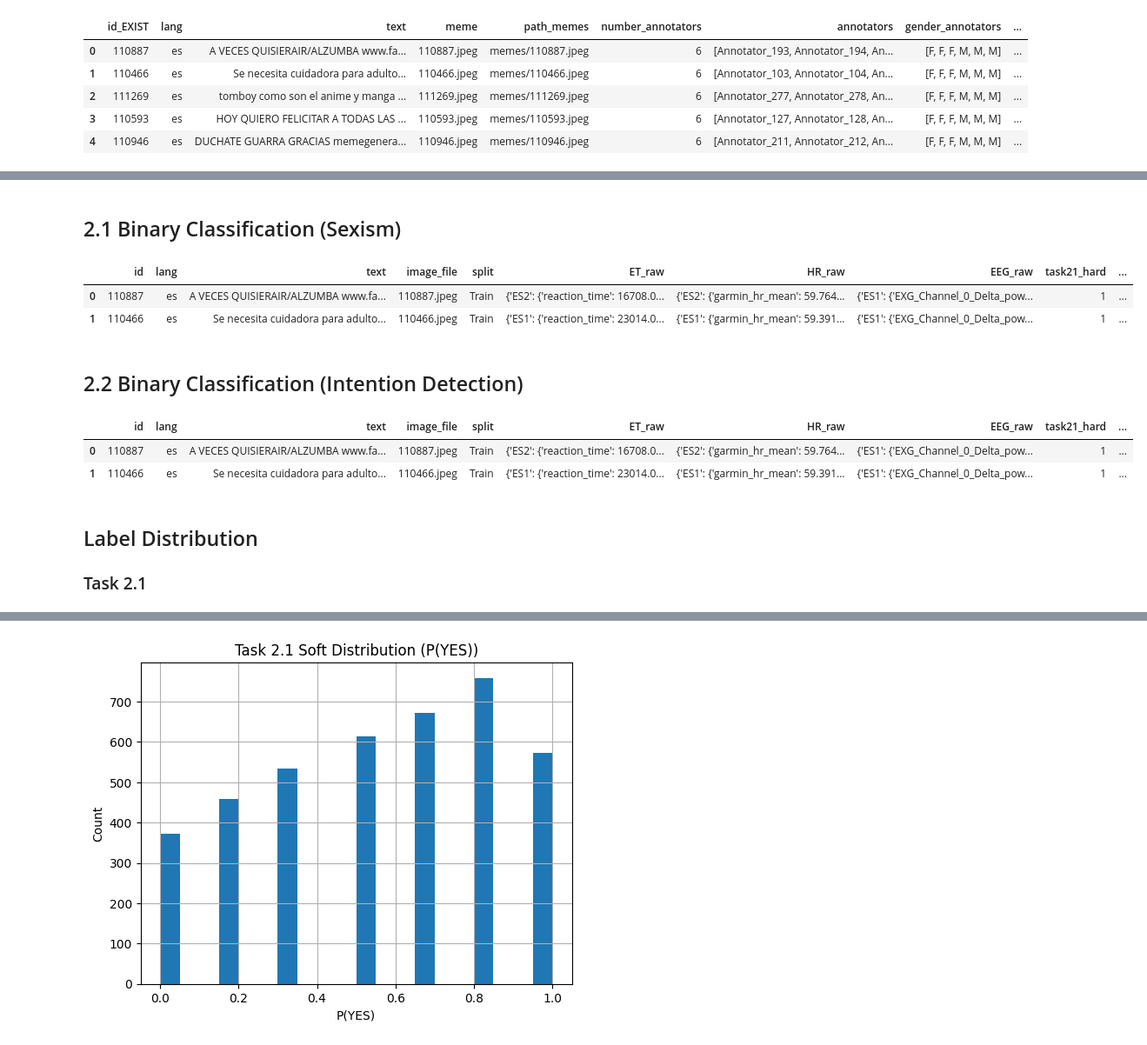
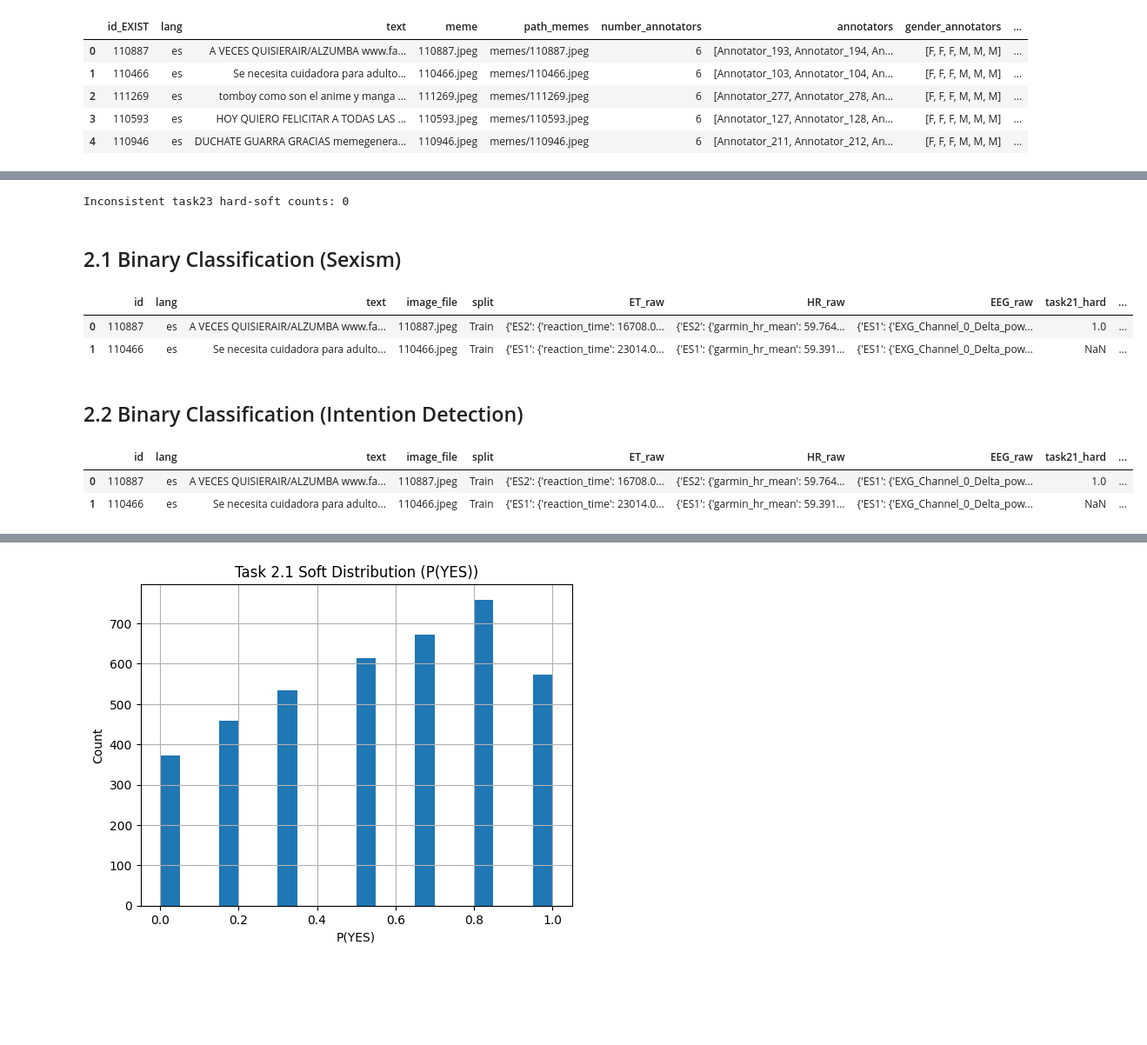
Before and after one commit to DBlassio/multimodal-exist, a Jupyter notebook: docs/training_dataset.ipynb, the cells around one changed output, grey strips where cells are left out. Shown at 87% size. Drawn from its saved outputs; the diff is of its cells as text; code cells hidden in the pictures; blank space fills up the shorter version.

```diff
--- a/docs/training_dataset.ipynb
+++ b/docs/training_dataset.ipynb
@@ -194,18 +386,29 @@ train_base.head(5)
+# %%
+inconsistent_23 = 0
+for cls in TASK23_CLASSES:
+    inconsistent_23 += (
+        (task23_hard_df[cls] == 1) &
+        (task23_soft_df[cls] == 0)
+    ).sum()
+
+print("Inconsistent task23 hard-soft counts:", inconsistent_23)
+# %% [output]
+Inconsistent task23 hard-soft counts: 0
 # %% [markdown]
 ## 2.1 Binary Classification (Sexism)
 # %%
 # We can directly map the hard labels to binary values
 # 2.1 is a binary classification task, so we can convert the "YES"/"NO" labels to 1/0
 # and soft labels to the probability of "YES"
 
 task21_hard_map = {"YES": 1, "NO": 0}
 train_base["task21_hard"] = train_base["task21_hard"].map(task21_hard_map)
-train_base["task21_soft"] = train_base["task21_soft"].apply(lambda x: x.get("YES"))
+train_base["task21_soft"] = train_base["task21_soft"].apply(lambda x: x.get("YES") if isinstance(x, dict) else np.nan)
 train_base.head(2)
 # %% [output]
 |  | id | lang | text | image_file | split | ET_raw | HR_raw | EEG_raw | task21_hard | ... |
-| 0 | 110887 | es | A VECES QUISIERAIR/ALZUMBA www.fa... | 110887.jpeg | Train | {'ES2': {'reaction_time': 16708.0... | {'ES2': {'garmin_hr_mean': 59.764... | {'ES1': {'EXG_Channel_0_Delta_pow... | 1 | ... |
-| 1 | 110466 | es | Se necesita cuidadora para adulto... | 110466.jpeg | Train | {'ES1': {'reaction_time': 23014.0... | {'ES1': {'garmin_hr_mean': 59.391... | {'ES1': {'EXG_Channel_0_Delta_pow... | 1 | ... |
+| 0 | 110887 | es | A VECES QUISIERAIR/ALZUMBA www.fa... | 110887.jpeg | Train | {'ES2': {'reaction_time': 16708.0... | {'ES2': {'garmin_hr_mean': 59.764... | {'ES1': {'EXG_Channel_0_Delta_pow... | 1.0 | ... |
+| 1 | 110466 | es | Se necesita cuidadora para adulto... | 110466.jpeg | Train | {'ES1': {'reaction_time': 23014.0... | {'ES1': {'garmin_hr_mean': 59.391... | {'ES1': {'EXG_Channel_0_Delta_pow... | NaN | ... |
 # %% [markdown]
 ## 2.2 Binary Classification (Intention Detection)
 # %%
@@ -215,12 +418,9 @@ train_base.head(2)
 
 task22_hard_map = {"DIRECT": 1, "JUDGEMENTAL": 0}
 train_base["task22_hard"] = train_base["task22_hard"].map(task22_hard_map)
-train_base["task22_soft"] = train_base["task22_soft"].apply(lambda x: x.get("DIRECT"))
+train_base["task22_soft"] = train_base["task22_soft"].apply(lambda x: x.get("DIRECT") if isinstance(x, dict) else np.nan)
 train_base.head(2)
 # %% [output]
 |  | id | lang | text | image_file | split | ET_raw | HR_raw | EEG_raw | task21_hard | ... |
-| 0 | 110887 | es | A VECES QUISIERAIR/ALZUMBA www.fa... | 110887.jpeg | Train | {'ES2': {'reaction_time': 16708.0... | {'ES2': {'garmin_hr_mean': 59.764... | {'ES1': {'EXG_Channel_0_Delta_pow... | 1 | ... |
-| 1 | 110466 | es | Se necesita cuidadora para adulto... | 110466.jpeg | Train | {'ES1': {'reaction_time': 23014.0... | {'ES1': {'garmin_hr_mean': 59.391... | {'ES1': {'EXG_Channel_0_Delta_pow... | 1 | ... |
+| 0 | 110887 | es | A VECES QUISIERAIR/ALZUMBA www.fa... | 110887.jpeg | Train | {'ES2': {'reaction_time': 16708.0... | {'ES2': {'garmin_hr_mean': 59.764... | {'ES1': {'EXG_Channel_0_Delta_pow... | 1.0 | ... |
+| 1 | 110466 | es | Se necesita cuidadora para adulto... | 110466.jpeg | Train | {'ES1': {'reaction_time': 23014.0... | {'ES1': {'garmin_hr_mean': 59.391... | {'ES1': {'EXG_Channel_0_Delta_pow... | NaN | ... |
-# %% [markdown]
-## Label Distribution
-### Task 2.1
```
Also changed, not shown: parts of 29 cells of this notebook.
